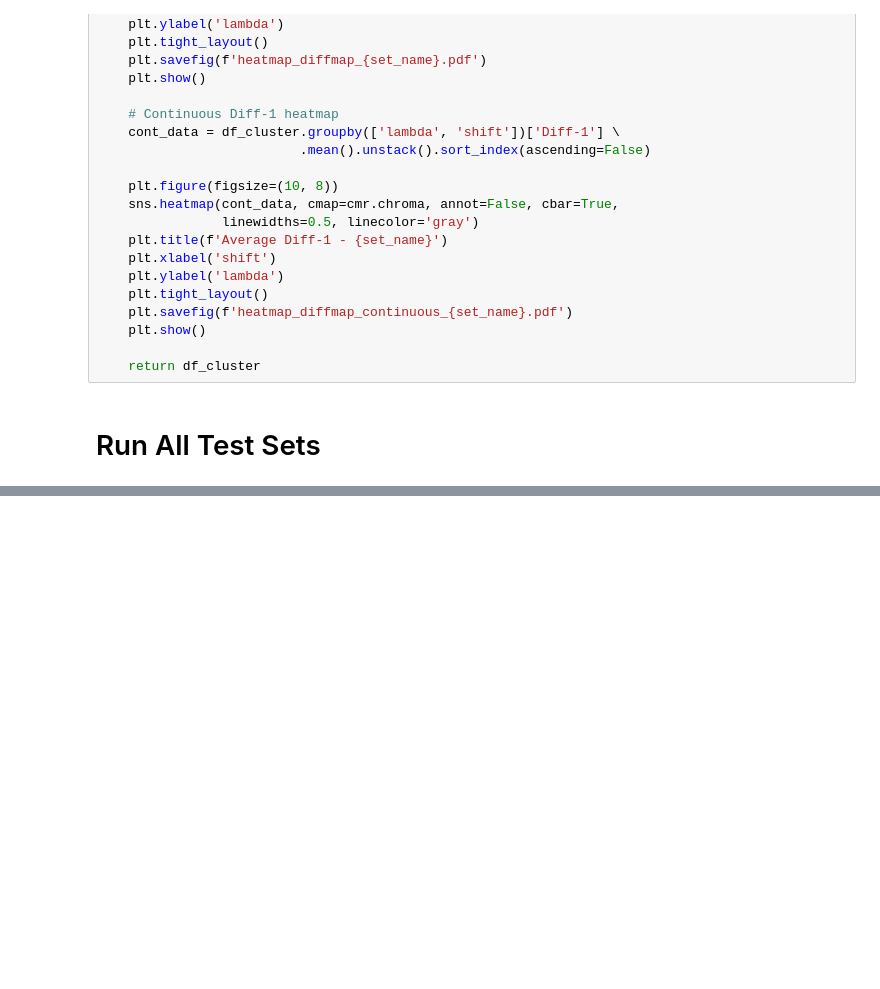
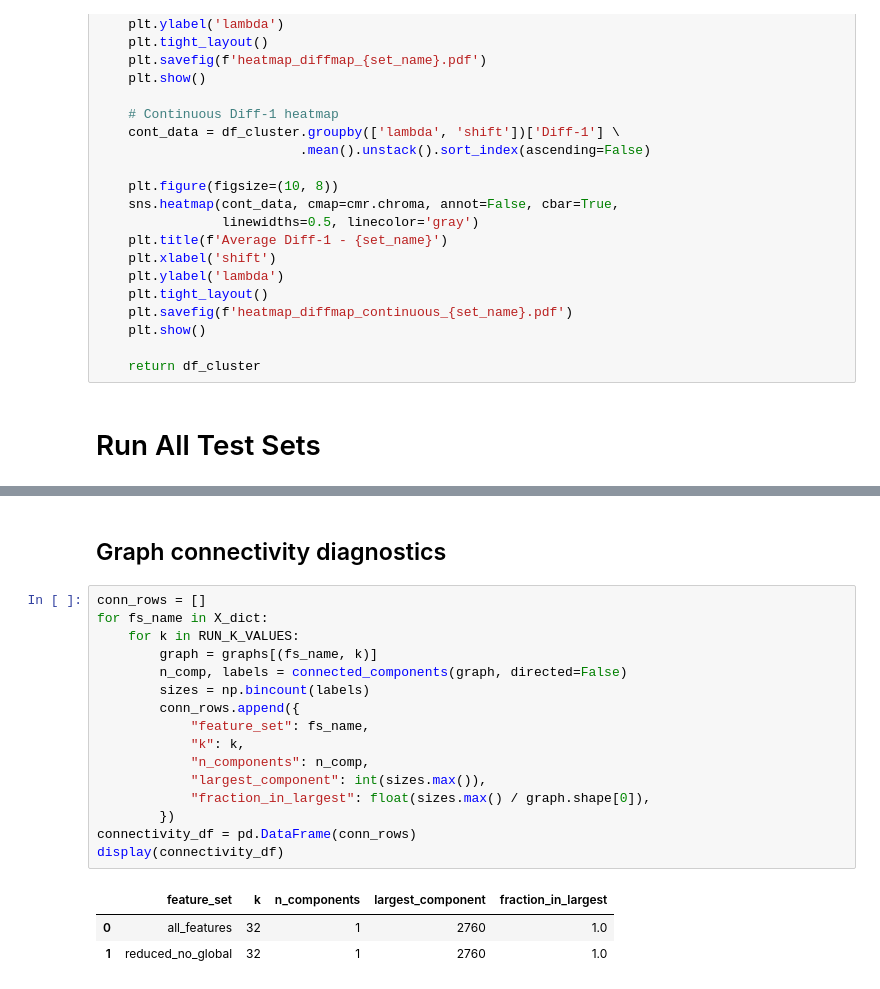
Before and after one commit to OljaOctagon/MagneticParticles, a Jupyter notebook: rigid_magnetic/ML_diffusion_map_testing.ipynb, the cells around one changed output, grey strips where cells are left out. Saved outputs shown, nothing was run; the diff lists cells and outputs as text; blank space fills up the shorter version.

```diff
--- a/rigid_magnetic/ML_diffusion_map_testing.ipynb
+++ b/rigid_magnetic/ML_diffusion_map_testing.ipynb
@@ -162,0 +383,22 @@ for name, keep_groups in TEST_SETS.items():
+# %% [markdown]
+## Graph connectivity diagnostics
+# %%
+conn_rows = []
+for fs_name in X_dict:
+    for k in RUN_K_VALUES:
+        graph = graphs[(fs_name, k)]
+        n_comp, labels = connected_components(graph, directed=False)
+        sizes = np.bincount(labels)
+        conn_rows.append({
+            "feature_set": fs_name,
+            "k": k,
+            "n_components": n_comp,
+            "largest_component": int(sizes.max()),
+            "fraction_in_largest": float(sizes.max() / graph.shape[0]),
+        })
+connectivity_df = pd.DataFrame(conn_rows)
+display(connectivity_df)
+# %% [output]
+|  | feature_set | k | n_components | largest_component | fraction_in_largest |
+| 0 | all_features | 32 | 1 | 2760 | 1.0 |
+| 1 | reduced_no_global | 32 | 1 | 2760 | 1.0 |
```
Also changed, not shown: parts of 26 cells of this notebook, 1 other file.
